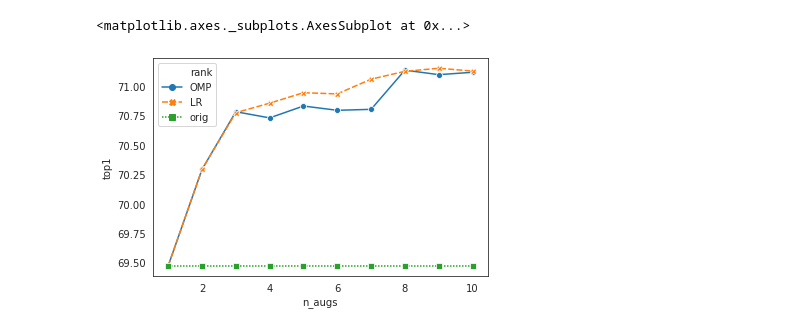
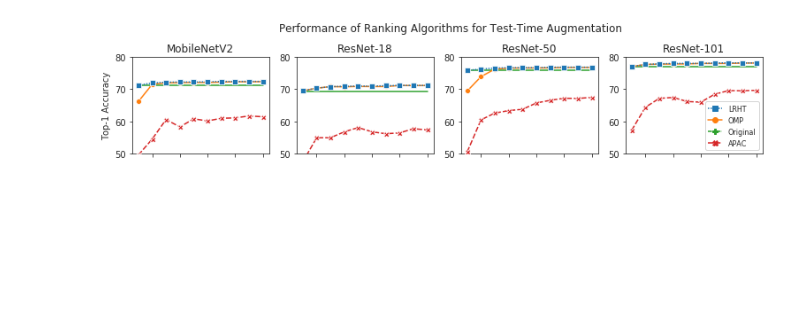
Before and after one commit to divyashan/test-time-augmentation, a Jupyter notebook: plots.ipynb, the cells around one changed output. Saved outputs shown, nothing was run; the diff lists cells and outputs as text; code cells hidden in the pictures; blank space fills up the shorter version.

Commit message:
right before code cleanup

```diff
--- a/plots.ipynb
+++ b/plots.ipynb
@@ -2,6 +2,7 @@
 import matplotlib.pyplot as plt
 import seaborn as sns
 import pandas as pd
+import numpy as np
 import os
 if not os.path.exists('./plots/'):
     os.makedirs('./plots/empirical')
@@ -13,6 +14,8 @@ sns.set_style('white')
 # add in PLT params here
 
 model_names = ['resnet18', 'resnet50', 'resnet101', 'MobileNetV2']
+model_name_dict = {'resnet101':'ResNet-101', 'resnet18':'ResNet-18', 'MobileNetV2':'MobileNetV2',
+                   'resnet50':'ResNet-50'}
 aug_names = ['combo', 'hflip', 'rotation', 'colorjitter', 'fivecrop', 'orig']
 # %%
 # Single augmentation accuracy comparison
@@ -64,0 +71,9 @@ plt.savefig('./figs/partI/standard_aug_good.pdf', filetype='pdf', bbox_inches='t
+# %%
+model_name = 'MobileNetV2'
+aug_name = 'combo'
+print(np.std(results[(results['model'] == model_name)
+                & (results['aug'] == aug_name)
+                & (results['agg'] == 'partial_lr') ]['top1_diff']))
+print(np.mean(results[(results['model'] == model_name)
+                & (results['aug'] == aug_name)
+                & (results['agg'] == 'partial_lr') ]['top1_diff']))
@@ -161,18 +180,58 @@ one_resnet
 # %%
 # Ranking plots
+sns.set_style('ticks')
 model_name = 'resnet18'
-ranking = pd.read_csv('./results/' + model_name + '_ranking_fs')
-orig_top1 = results[(results['agg'] == 'mean') & (results['aug'] == 'orig')
-                      &(results['model'] == model_name)]['top1'].values[0]
-orig_top5 = results[(results['agg'] == 'mean') & (results['aug'] == 'orig')
-                      &(results['model'] == model_name)]['top5'].values[0]
-dicts_to_add = [{'top1': orig_top1, 'top5': orig_top5, 'model': model_name,
-                 'rank': 'orig', 'n_augs': i+1} for i in range(10)]
-ranking = pd.concat([ranking, pd.DataFrame(dicts_to_add)])
-ranking = ranking[ranking['rank'] != 'APAC']
-#ranking
-sns.lineplot(x='n_augs',y='top1', hue='rank', style='rank',data=ranking, markers=True)
-# add original accuracy
+model_names = ['MobileNetV2', 'resnet18', 'resnet50', 'resnet101']
+fig, axs = plt.subplots(ncols=4, squeeze=False, figsize=(10, 2))
+axs = axs.flatten()
+with_APAC = 'with_APAC'
+if with_APAC == 'with_APAC':
+    fig.suptitle('Performance of Ranking Algorithms for Test-Time Augmentation', y=1.15)
+
+for i,model_name in enumerate(model_names):
+    ranking = pd.read_csv('./results/' + model_name + '_ranking_fs')
+    orig_top1 = results[(results['agg'] == 'mean') & (results['aug'] == 'orig')
+                          &(results['model'] == model_name)]['top1'].values[0]
+    orig_top5 = results[(results['agg'] == 'mean') & (results['aug'] == 'orig')
+                          &(results['model'] == model_name)]['top5'].values[0]
+    dicts_to_add = [{'top1': orig_top1, 'top5': orig_top5, 'model': model_name,
+                     'rank': 'orig', 'n_augs': i+1} for i in range(10)]
+    ranking = pd.concat([ranking, pd.DataFrame(dicts_to_add)])
+    hue_order = ['LR', 'OMP', 'orig', 'APAC', ]
+    legend_order = ['', 'LRHT', 'OMP','Original',  'APAC']
+    if with_APAC != 'with_APAC':
+        ranking = ranking[ranking['rank'] != 'APAC']
+        hue_order = ['LR', 'OMP', 'orig']
+        legend_order = ['', 'LRHT', 'OMP', 'Original']
+
+    sns.lineplot(x='n_augs',y='top1', hue='rank', style='rank',data=ranking,
+                 hue_order=hue_order, markers=True, ax=axs[i])
+
+    axs[i].lines[2].set_marker(None)
+    axs[i].lines[2].set_linestyle('-')
+    axs[i].set_xlabel('# of Augmentations')
+    axs[i].set_title(model_name_dict[model_name])
+    axs[i].get_legend().set_visible(False)
+    if with_APAC == 'with_APAC':
+        axs[i].set_ylim(50, 80)
+        axs[i].set_xticklabels([])
+        axs[i].set_xlabel('')
+
+
+    if i != 0:
+        axs[i].set_ylabel('')
+    else:
+        axs[i].set_ylabel('Top-1 Accuracy')
+    if i == 3 and with_APAC == 'with_APAC':
+        handles, labels = axs[i].get_legend_handles_labels()
+        labels = legend_order
+        axs[i].legend(handles[1:], labels[1:], loc='lower right', prop={'size': 8})
+    lines = axs[i].get_lines()
+    for i, line in enumerate(lines):
+            line.set_zorder(10 - i)
+#axs[3].set_yticklabels([])
+plt.subplots_adjust(left=.00, right=.99)
+plt.savefig('./figs/partI/ranking_' + with_APAC + '.pdf', filetype='pdf', bbox_inches='tight')
 # %% [output]
 of pandas will change to not sort by default.
 
@@ -184,4 +241,3 @@ To retain the current behavior and silence the warning, pass 'sort=True'.
-<matplotlib.axes._subplots.AxesSubplot at 0x...>
-[figure, old version]
+[figure, new version]
 # %%
 # Thresholding
```
Also changed, not shown: parts of 9 cells of this notebook, 5 other files.
